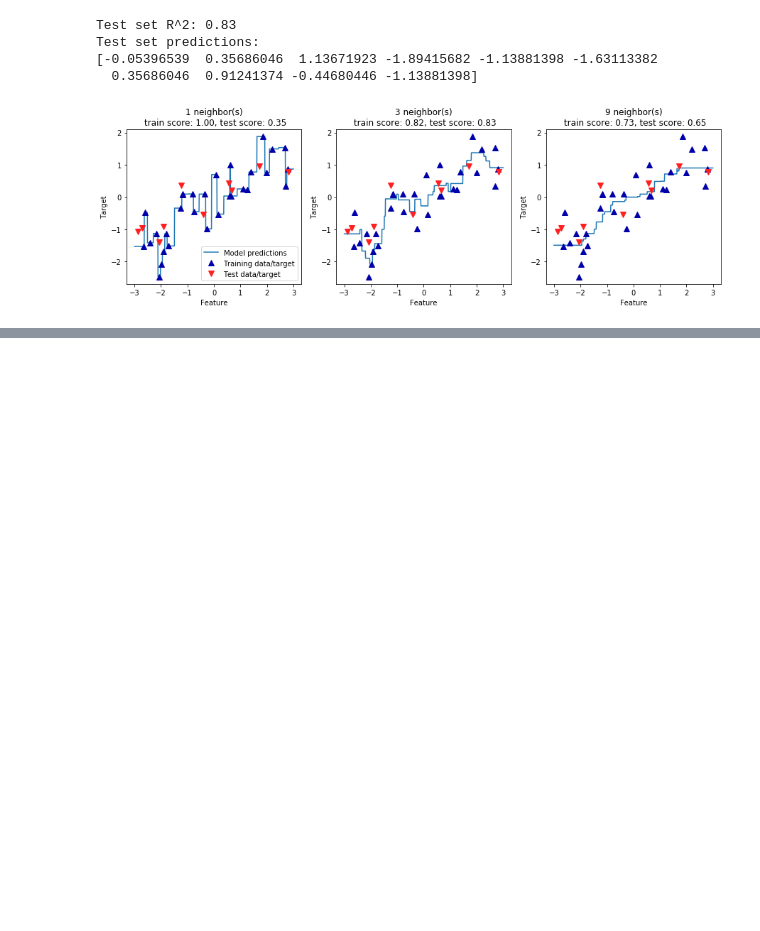
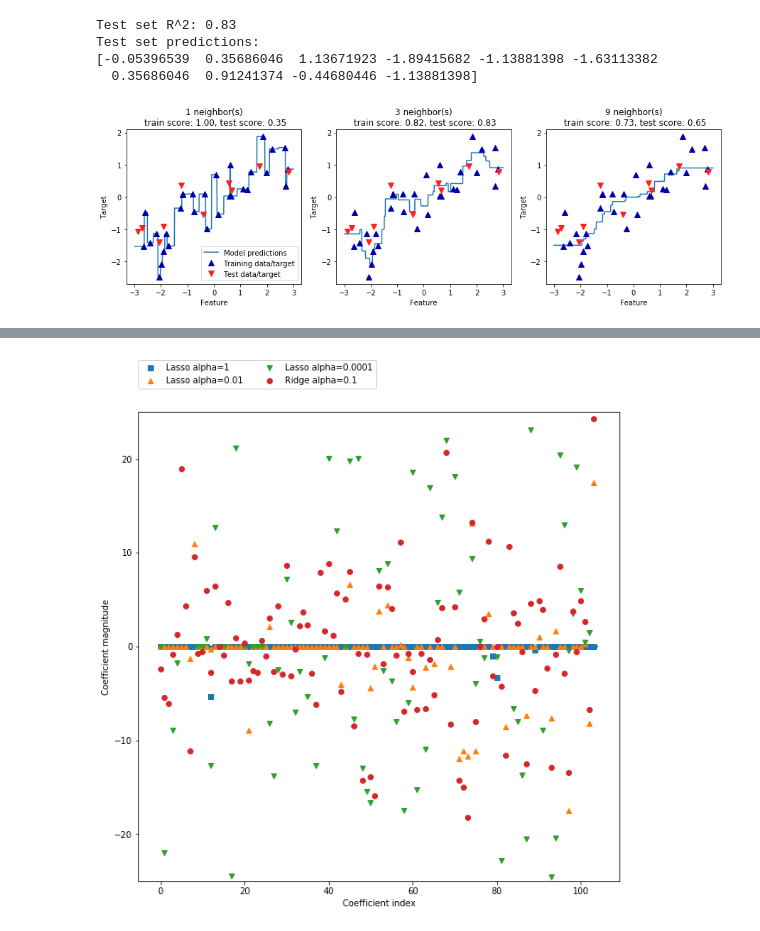
Before and after one commit to dmytronasyrov/MachineLearning, a Jupyter notebook: ML.ipynb, the cells around one changed output, grey strips where cells are left out. Saved outputs shown, nothing was run; the diff lists cells and outputs as text; code cells hidden in the pictures; blank space fills up the shorter version.

```diff
--- a/ML.ipynb
+++ b/ML.ipynb
@@ -206,0 +301,27 @@ plt.show()
+# %%
+lasso = Lasso().fit(X_train, y_train)
+score_training = lasso.score(X_train, y_train)
+score_test = lasso.score(X_test, y_test)
+
+print("alpha=1")
+print("Training set score: {:.2f}".format(score_training))
+print("Test set score: {:.2f}".format(score_test))
+print("Number of features used: {}".format(np.sum(lasso.coef_ != 0)))
+
+lasso001 = Lasso(alpha=0.01, max_iter=100000).fit(X_train, y_train)
+score_training = lasso001.score(X_train, y_train)
+score_test = lasso001.score(X_test, y_test)
+
+print("\nalpha=0.01")
+print("Training set score: {:.2f}".format(score_training))
+print("Test set score: {:.2f}".format(score_test))
+print("Number of features used: {}".format(np.sum(lasso.coef_ != 0)))
+
+lasso00001 = Lasso(alpha=0.0001, max_iter=100000).fit(X_train, y_train)
+score_training = lasso00001.score(X_train, y_train)
+score_test = lasso00001.score(X_test, y_test)
+
+print("\nalpha=0.0001")
+print("Training set score: {:.2f}".format(score_training))
+print("Test set score: {:.2f}".format(score_test))
+print("Number of features used: {}".format(np.sum(lasso.coef_ != 0)))
@@ -206,0 +343,16 @@ plt.show()
+# %%
+plt.figure(figsize=(10,10))
+
+plt.plot(lasso.coef_, 's', label="Lasso alpha=1")
+plt.plot(lasso001.coef_, '^', label="Lasso alpha=0.01")
+plt.plot(lasso00001.coef_, 'v', label="Lasso alpha=0.0001")
+plt.plot(ridge01.coef_, 'o', label="Ridge alpha=0.1")
+
+plt.xlabel("Coefficient index")
+plt.ylabel("Coefficient magnitude")
+plt.hlines(0, 0, len(lr.coef_))
+plt.ylim(-25, 25)
+plt.legend(ncol=2, loc=(0, 1.05))
+plt.show()
+# %% [output]
+[figure, added]
```
Also changed, not shown: parts of 25 cells of this notebook.
